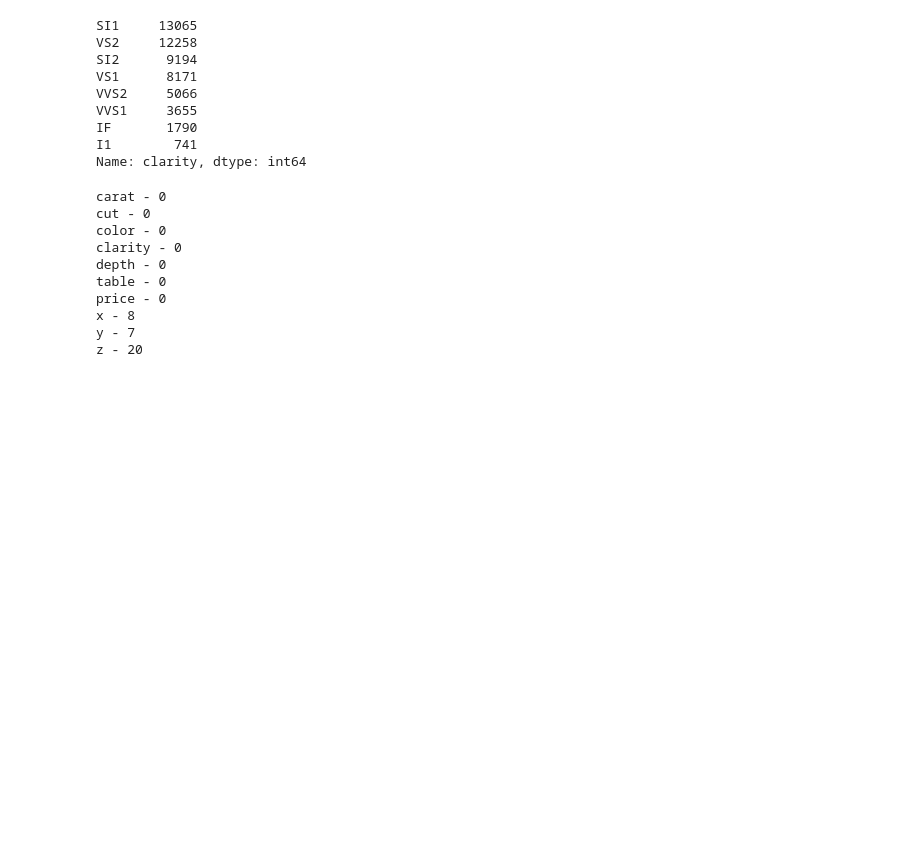
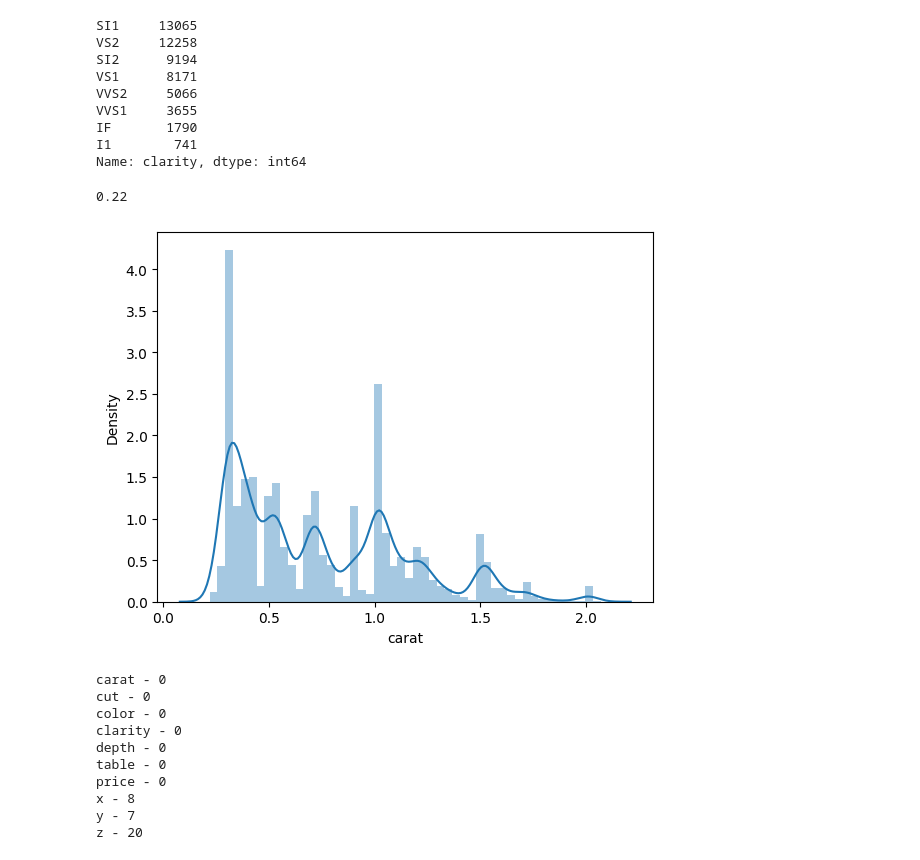
Before and after one commit to ChibuikeOnuba/Diamond-Price-prediction, a Jupyter notebook: Diamonds.ipynb, the cells around one changed output. Cells and saved outputs as stored; diff of their text form; code cells hidden in the pictures; blank space fills up the shorter version.

```diff
--- a/Diamonds.ipynb
+++ b/Diamonds.ipynb
@@ -142,6 +142,12 @@ VVS1     3655
 IF       1790
 I1        741
 Name: clarity, dtype: int64
+# %%
+sns.distplot(diamond_df['carat'])
+diamond_df['carat'].min()
+# %% [output]
+0.22
+[figure, added]
 # %%
 #Counting the number of zero values in each columns
 
```
Also changed, not shown: parts of 1 cell of this notebook, 7 other files.
